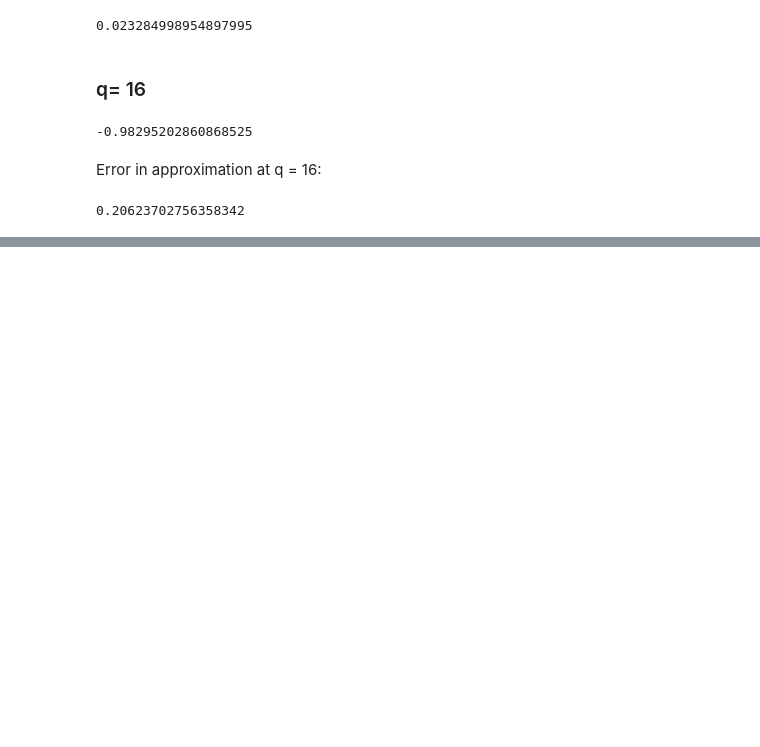
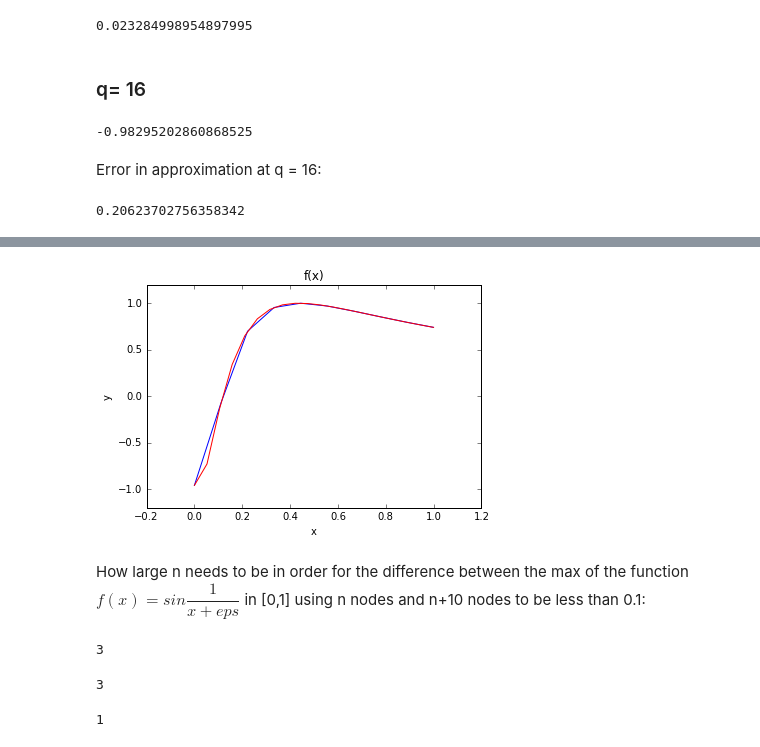
Before and after one commit to chapman-phys227-2016s/hw-5-ChinmaiRaman, a Jupyter notebook: HW5.ipynb, the cells around one changed output, grey strips where cells are left out. Saved outputs shown, nothing was run; the diff lists cells and outputs as text; code cells hidden in the pictures; blank space fills up the shorter version.

```diff
--- a/HW5.ipynb
+++ b/HW5.ipynb
@@ -87,0 +95,18 @@ p1.error(-1, 1, -.45, 16)
+# %%
+p2.multigraph(0.2, 10)
+# %% [output]
+[figure, added]
+# %% [markdown]
+How large n needs to be in order for the difference between the max of the function $f(x) = sin\dfrac{1}{x+eps}$ in [0,1] using n nodes and n+10 nodes to be less than 0.1:
+# %%
+p2.choose_n(0.2)
+# %% [output]
+3
+# %%
+p2.choose_n(0.1)
+# %% [output]
+3
+# %%
+p2.choose_n(0.05)
+# %% [output]
+1
```
Also changed, not shown: parts of 5 cells of this notebook.
